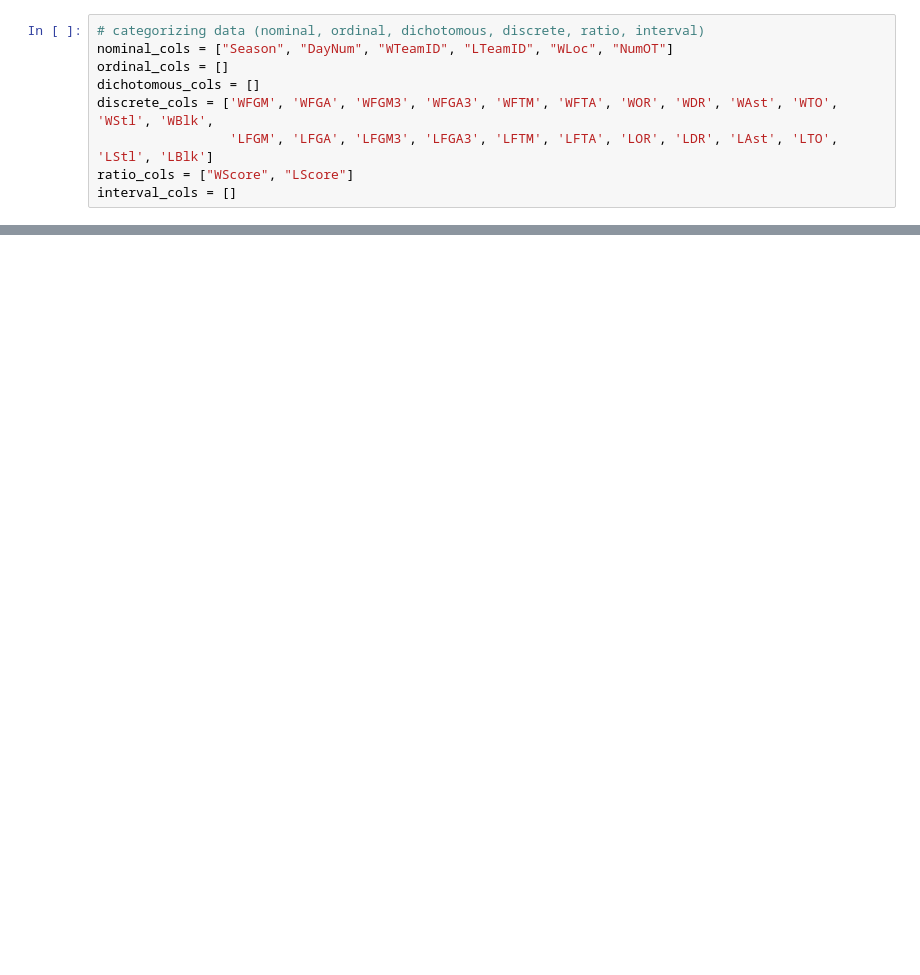
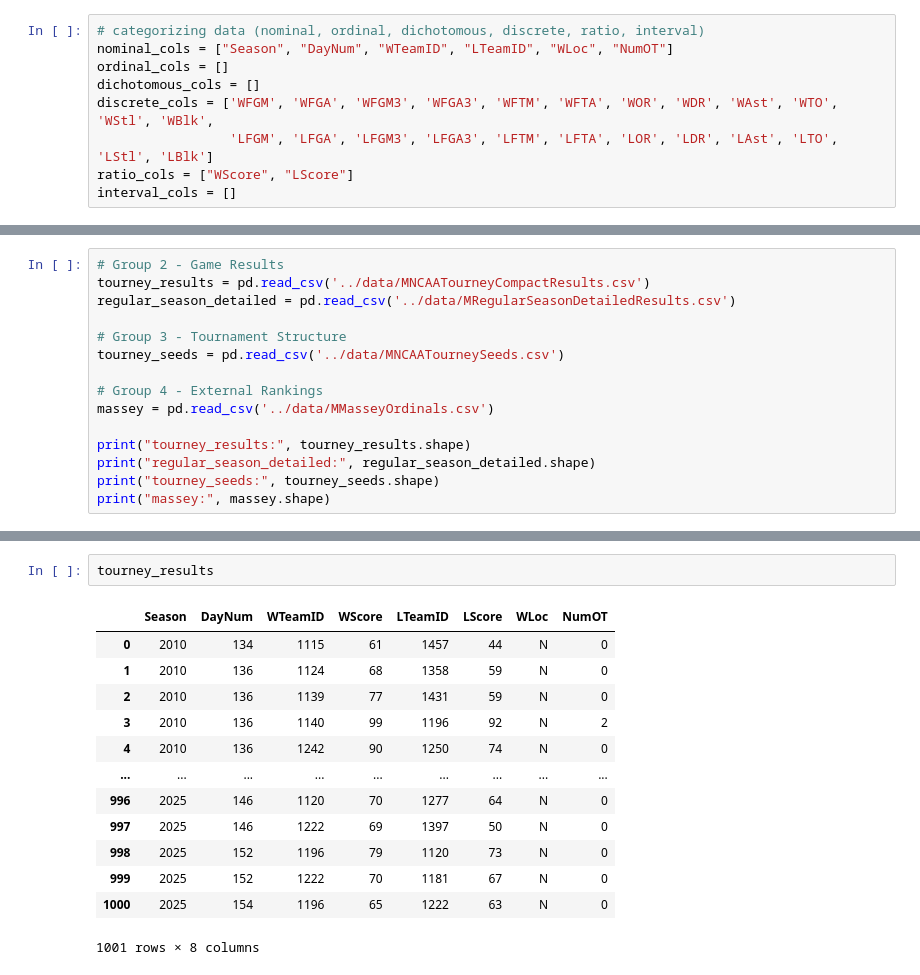
Before and after one commit to ujjwalbasnyat/march-matchup-inference-pipeline, a Jupyter notebook: data_science/notebook.ipynb, the cells around one changed output, grey strips where cells are left out. Saved outputs shown, nothing was run; the diff lists cells and outputs as text; blank space fills up the shorter version.

```diff
--- a/data_science/notebook.ipynb
+++ b/data_science/notebook.ipynb
@@ -63,0 +99,15 @@ df_filtered.head()
+# %%
+# Group 2 - Game Results
+tourney_results = pd.read_csv('../data/MNCAATourneyCompactResults.csv')
+regular_season_detailed = pd.read_csv('../data/MRegularSeasonDetailedResults.csv')
+
+# Group 3 - Tournament Structure
+tourney_seeds = pd.read_csv('../data/MNCAATourneySeeds.csv')
+
+# Group 4 - External Rankings
+massey = pd.read_csv('../data/MMasseyOrdinals.csv')
+
+print("tourney_results:", tourney_results.shape)
+print("regular_season_detailed:", regular_season_detailed.shape)
+print("tourney_seeds:", tourney_seeds.shape)
+print("massey:", massey.shape)
@@ -63,0 +454,16 @@ df_filtered.head()
+# %%
+tourney_results
+# %% [output]
+|  | Season | DayNum | WTeamID | WScore | LTeamID | LScore | WLoc | NumOT |
+| 0 | 2010 | 134 | 1115 | 61 | 1457 | 44 | N | 0 |
+| 1 | 2010 | 136 | 1124 | 68 | 1358 | 59 | N | 0 |
+| 2 | 2010 | 136 | 1139 | 77 | 1431 | 59 | N | 0 |
+| 3 | 2010 | 136 | 1140 | 99 | 1196 | 92 | N | 2 |
+| 4 | 2010 | 136 | 1242 | 90 | 1250 | 74 | N | 0 |
+| ... | ... | ... | ... | ... | ... | ... | ... | ... |
+| 996 | 2025 | 146 | 1120 | 70 | 1277 | 64 | N | 0 |
+| 997 | 2025 | 146 | 1222 | 69 | 1397 | 50 | N | 0 |
+| 998 | 2025 | 152 | 1196 | 79 | 1120 | 73 | N | 0 |
+| 999 | 2025 | 152 | 1222 | 70 | 1181 | 67 | N | 0 |
+| 1000 | 2025 | 154 | 1196 | 65 | 1222 | 63 | N | 0 |
+1001 rows × 8 columns
```
Also changed, not shown: parts of 28 cells of this notebook.
